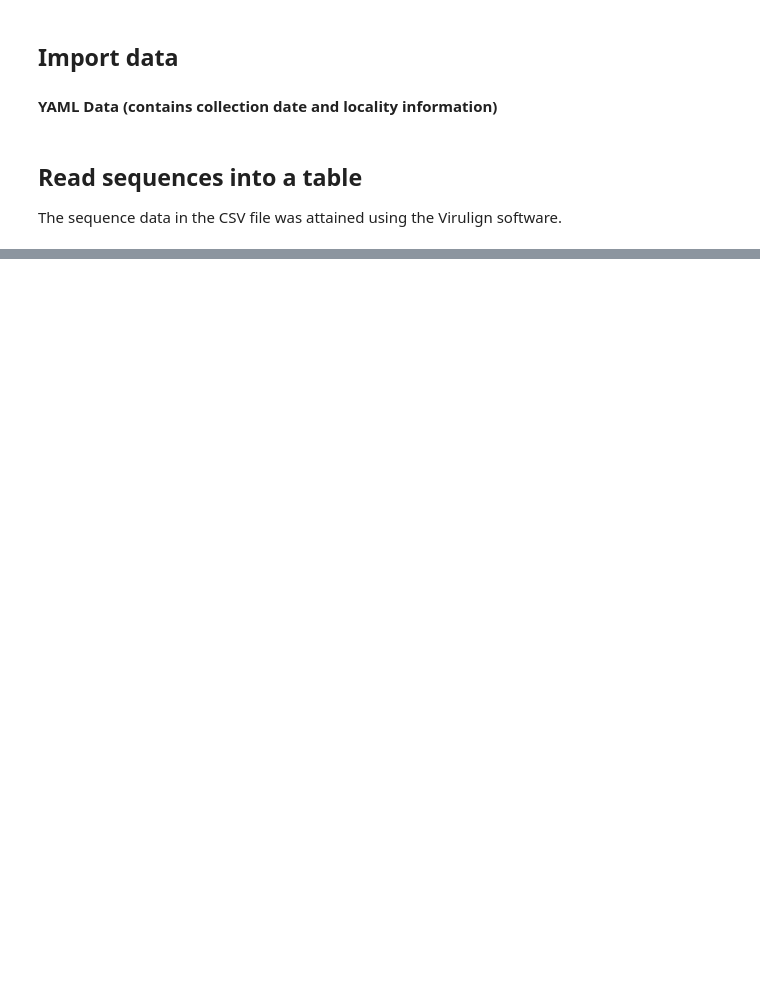
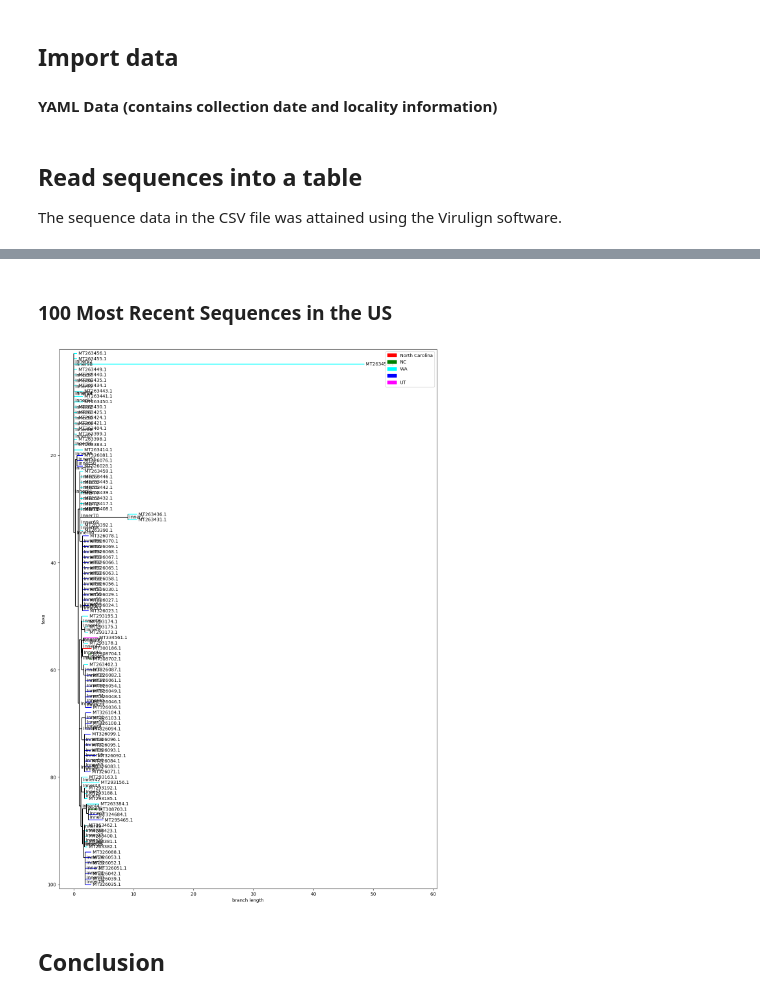
Before and after one commit to anderson-github-classroom/csc-448-project, a Jupyter notebook: students/enewcome/Project3.ipynb, the cells around one changed output, grey strips where cells are left out. Saved outputs shown, nothing was run; the diff lists cells and outputs as text; code cells hidden in the pictures; blank space fills up the shorter version.

```diff
--- a/students/enewcome/Project3.ipynb
+++ b/students/enewcome/Project3.ipynb
@@ -29,0 +326,28 @@ position_table = pd.read_csv('../../data/position_table.csv') # or put in the pa
+# %% [markdown]
+### 100 Most Recent Sequences in the US
+# %%
+# Using Neighbor Joining Method
+dt_constructor = DistanceTreeConstructor()
+nj_tree_recent = dt_constructor.nj(recent_d_matrix)
+%matplotlib inline
+nj_tree_recent.ladderize()
+
+# Create legend
+patches = []
+for state in recent_dict:
+    p = mpatches.Patch(color=recent_dict[state], label=state)
+    patches.append(p)
+
+for clade in nj_tree_recent.get_terminals():
+    state = states[clade.name.split(".")[0]]
+    clade.color = recent_dict[state]
+
+
+fig = plt.figure(figsize=(15, 22), dpi=100)
+plt.legend(handles=patches)
+axes = fig.add_subplot(1, 1, 1)
+Phylo.draw(nj_tree_recent, axes=axes)
+# %% [output]
+[figure, added]
+# %% [markdown]
+## Conclusion
```
Also changed, not shown: parts of 29 cells of this notebook, 4 other files.
